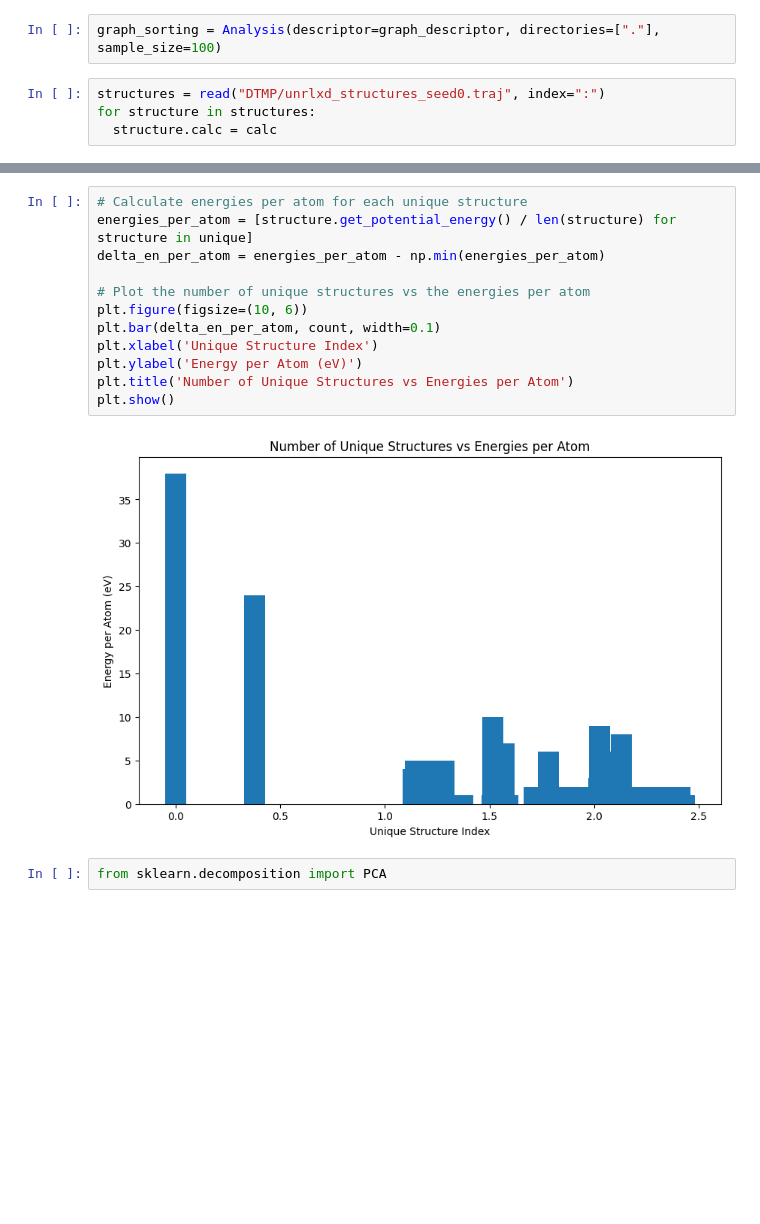
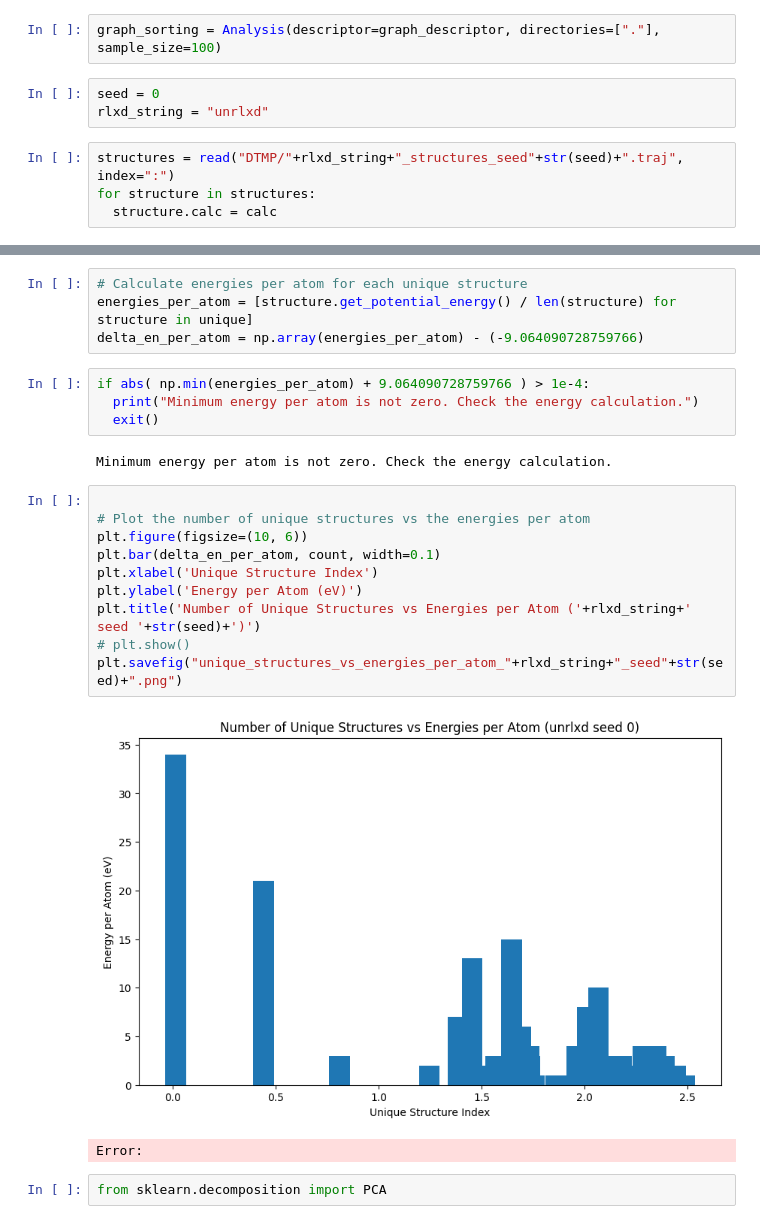
Before and after one commit to ExeQuantCode/RAFFLE, a Jupyter notebook: example/python_pkg/C_learn/DRAFFLE/sort_structures.ipynb, the cells around one changed output, grey strips where cells are left out. Drawn from its saved outputs; the diff is of its cells as text; blank space fills up the shorter version.

```diff
--- a/example/python_pkg/C_learn/DRAFFLE/sort_structures.ipynb
+++ b/example/python_pkg/C_learn/DRAFFLE/sort_structures.ipynb
@@ -77,8 +75,11 @@ CHGNet v0.3.0 initialized with 412,525 parameters
 CHGNet will run on cuda
 # %%
 graph_sorting = Analysis(descriptor=graph_descriptor, directories=["."], sample_size=100)
+# %%
+seed = 0
+rlxd_string = "unrlxd"
 # %%
-structures = read("DTMP/unrlxd_structures_seed0.traj", index=":")
+structures = read("DTMP/"+rlxd_string+"_structures_seed"+str(seed)+".traj", index=":")
 for structure in structures:
   structure.calc = calc
 # %%
@@ -91,17 +92,26 @@ Repeats of unique structures:  [38, 24, 4, 5, 1, 5, 5, 1, 1, 10, 3, 7, 1, 2, 1,
+# %%
+# Calculate energies per atom for each unique structure
+energies_per_atom = [structure.get_potential_energy() / len(structure) for structure in unique]
+delta_en_per_atom = np.array(energies_per_atom) - (-9.064090728759766)
+# %%
+if abs( np.min(energies_per_atom) + 9.064090728759766 ) > 1e-4:
+  print("Minimum energy per atom is not zero. Check the energy calculation.")
+  exit()
+# %% [output]
+Minimum energy per atom is not zero. Check the energy calculation.
 # %%
-# Calculate energies per atom for each unique structure
-energies_per_atom = [structure.get_potential_energy() / len(structure) for structure in unique]
-delta_en_per_atom = energies_per_atom - np.min(energies_per_atom)
 
 # Plot the number of unique structures vs the energies per atom
 plt.figure(figsize=(10, 6))
 plt.bar(delta_en_per_atom, count, width=0.1)
 plt.xlabel('Unique Structure Index')
 plt.ylabel('Energy per Atom (eV)')
-plt.title('Number of Unique Structures vs Energies per Atom')
-plt.show()
+plt.title('Number of Unique Structures vs Energies per Atom ('+rlxd_string+' seed '+str(seed)+')')
+# plt.show()
+plt.savefig("unique_structures_vs_energies_per_atom_"+rlxd_string+"_seed"+str(seed)+".png")
 # %% [output]
-[figure, old version]
+[figure, new version]
+Error:
 # %%
 from sklearn.decomposition import PCA
 # %%
```
Also changed, not shown: parts of 9 cells of this notebook, 1 other file.
